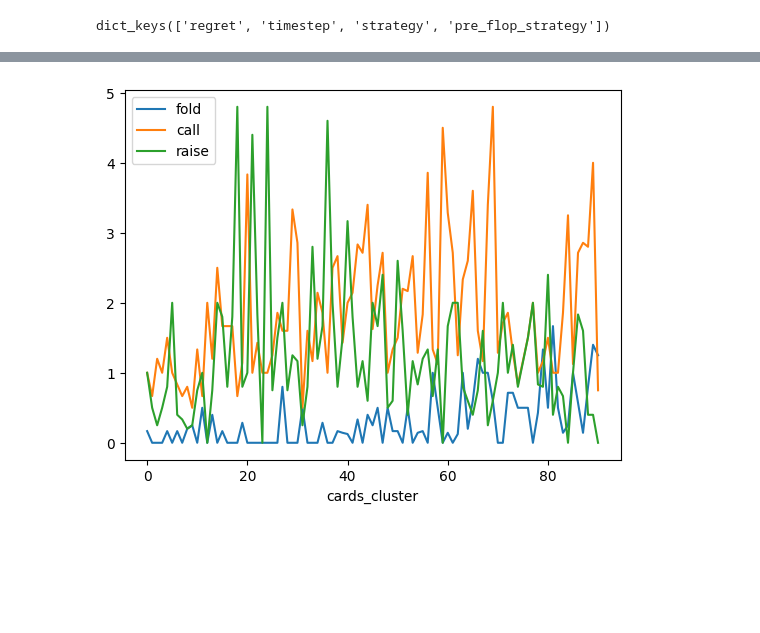
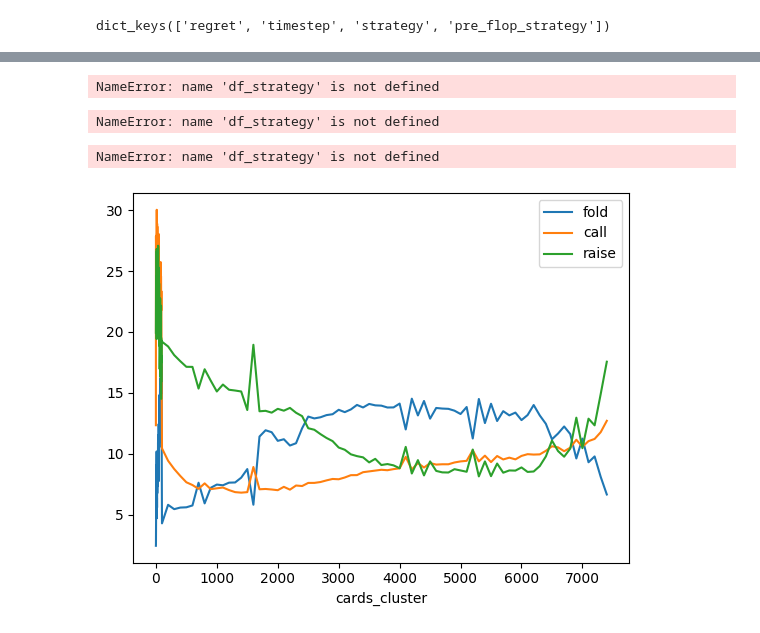
Before and after one commit to macmorn/poker_ai, a Jupyter notebook: analysis/vis_strat.ipynb, the cells around one changed output, grey strips where cells are left out. Saved outputs shown, nothing was run; the diff lists cells and outputs as text; code cells hidden in the pictures; blank space fills up the shorter version.

```diff
--- a/analysis/vis_strat.ipynb
+++ b/analysis/vis_strat.ipynb
@@ -6,7 +7,7 @@ import json
 # %% [markdown]
 ### Visualize a strategie's most likely response per group
 # %%
-input_path = Path("_2022_09_06_23_35_29_396494/agent.joblib")
+input_path = Path("../_2022_09_20_14_24_20_947002/87000/agent.joblib")
 # %%
 with open(input_path, "rb") as input_file:
     e = joblib.load(input_file)
@@ -21,9 +24,19 @@ e["timestep"]
 # %%
-def vis_key(agent,key):
+def df_key(agent,key):
     df=pd.DataFrame(index=agent[key].keys(), data=agent[key].values())
     i=pd.DataFrame([json.loads(x) for x in df.index])
     df.reset_index(drop=True, inplace=True)
-    df=pd.concat([df,i], axis=1)
-    means=df.groupby("cards_cluster")[["fold","call"
-    ,"raise"]].mean()
-    means.plot.line()
+    df= pd.concat([df,i], axis=1)
+    i=df.pop("history").apply(lambda x:  pd.Series(x))
+    i.fillna({}, inplace=True)
+    i=pd.concat([pd.json_normalize(i[n]) for n in i.columns], axis=1)
+    i.fillna("", inplace=True)
+    df=df.join(i)
+
+    return df
+# %%
+def vis_key(agent,key):
+    df=df_key(agent,key)
+    means=df.groupby("cards_cluster")[["fold","call"
+    ,"raise"]].mean()
+    means.plot.line()
@@ -30,4 +49,21 @@ def vis_key(agent,key):
+# %%
+preflop_strat=df_strategy[df_strategy.pre_flop==""].groupby("cards_cluster")[["fold","call","raise"]].mean()
+preflop_strat.plot.line()
+# %% [output]
+NameError: name 'df_strategy' is not defined
+# %%
+#strategy after initial raise for each cluster
+df_strategy_afer_raise=df_strategy[df_strategy.turn.astype(str).str.contains("raise")]
+means=df_strategy_afer_raise.groupby("cards_cluster")[["fold","call","raise"]].mean()
+means.plot.line()
+# %% [output]
+NameError: name 'df_strategy' is not defined
+# %%
+means=df_strategy.groupby("cards_cluster")[["fold","call","raise"]].mean()
+means.plot.line()
+# %% [output]
+NameError: name 'df_strategy' is not defined
 # %%
-vis_key(e,"pre_flop_strategy")
+vis_key(e,"strategy")
 # %% [output]
-[figure, old version]
+[figure, new version]
```
Also changed, not shown: parts of 6 cells of this notebook, 2 other files.
